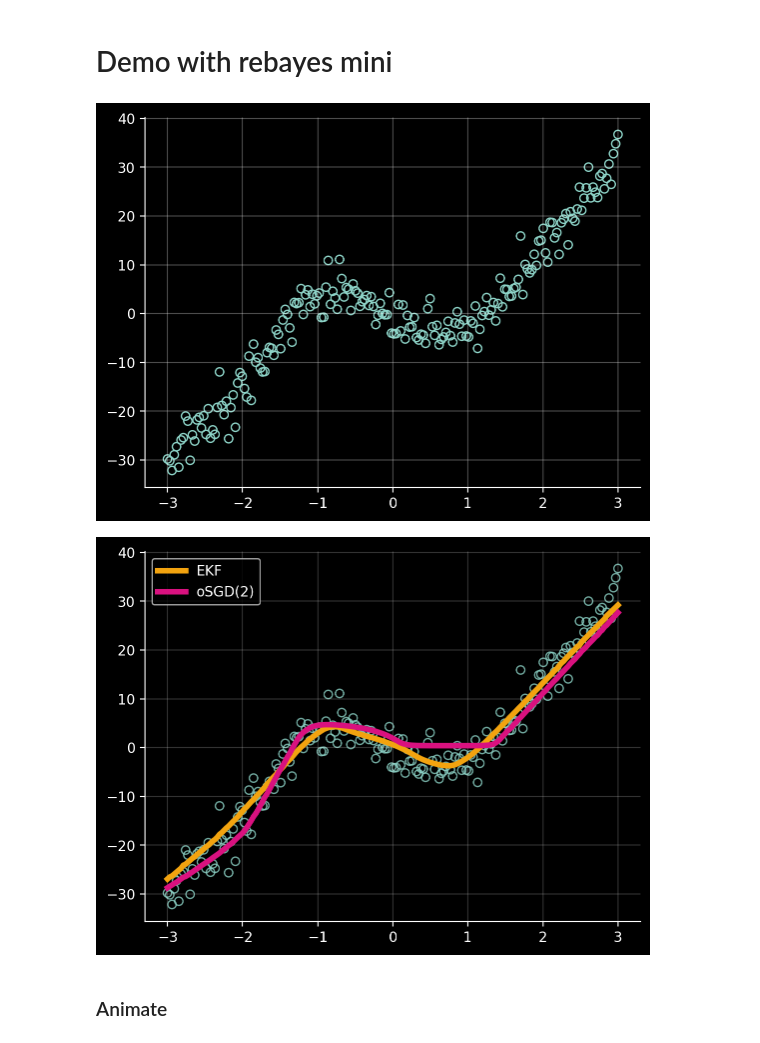
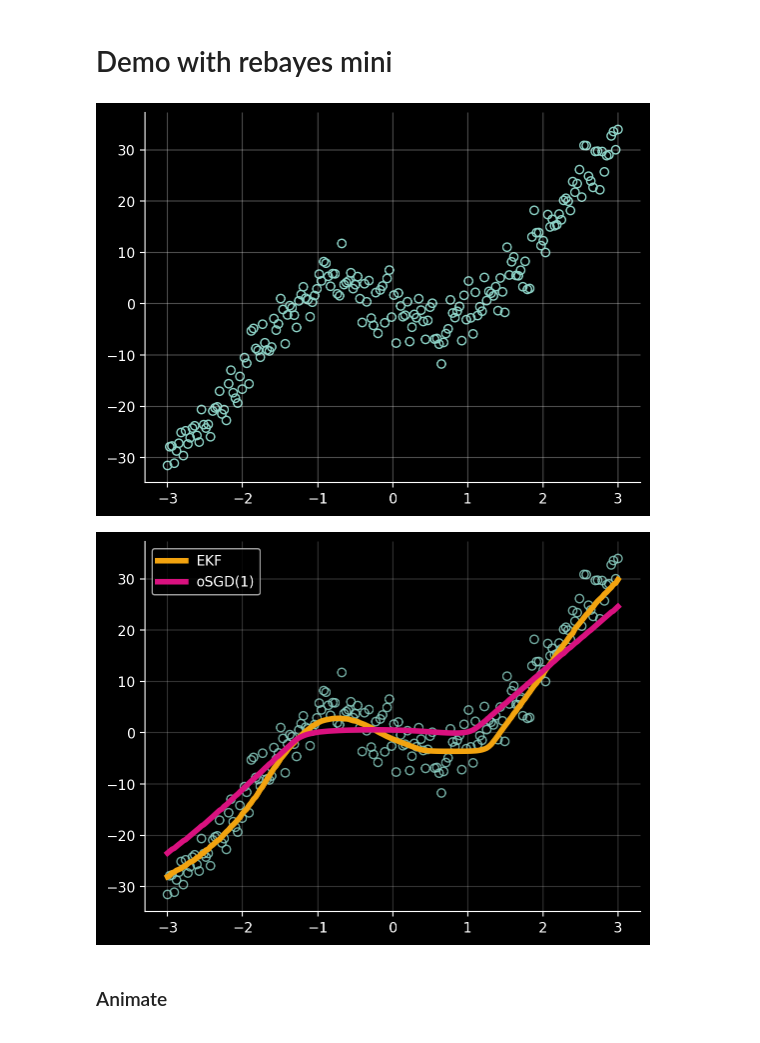
Before and after one commit to gerdm/online-bnn-talk, a Jupyter notebook: notebooks/03-mlp-fcekf.ipynb, the cells around one changed output. Drawn from its saved outputs; the diff is of its cells as text; code cells hidden in the pictures.

```diff
--- a/notebooks/03-mlp-fcekf.ipynb
+++ b/notebooks/03-mlp-fcekf.ipynb
@@ -49,7 +50,7 @@ def sample_observations(key, f, n_obs, xmin, xmax, x_noise=0.1, y_noise=3.0):
     return x, y
 # %%
 key = jax.random.PRNGKey(314)
-key_train, key_sample_obs = jax.random.split(key)
+key_train, key_sample_obs, key_eval = jax.random.split(key, 3)
 
 n_obs = 200
 xmin, xmax = -3, 3
@@ -60,7 +61,7 @@ xtest = jnp.linspace(x.min(), x.max(), n_obs)
 plt.scatter(x, y, edgecolors=colors[0], color="none")
 plt.grid(alpha=0.3)
 # %% [output]
-[figure, old version]
+[figure, new version]
 # %%
 class MLP(nn.Module):
     @nn.compact
@@ -83,7 +84,7 @@ def lossfn(params, counter, x, y, applyfn):
 # %%
 tx = optax.adam(1e-2)
 # %%
-n_inner = 2
+n_inner = 1
 agent_sgd = rsgd.FifoSGD(
     model.apply, lossfn, tx, buffer_size=10, dim_features=1, dim_output=1,
     n_inner=n_inner
@@ -93,22 +94,23 @@ bel_sgd, hist_bel_sgd = agent_sgd.scan(bel_init, y, x[:, None], callbacks.get_up
 yhat_sgd = model.apply(bel_sgd.params, xtest[:, None]).ravel()
 # %%
 agent_ekf = kf.GaussianFilter(
-    model.apply, dynamics_covariance=0.0, variance=1.0
+    model.apply, dynamics_covariance=1e-4, variance=1.0
 
 )
 
-bel_init = agent_ekf.init_bel(params_init, cov=0.01)
-bel_ekf, hist_bel_ekf = agent_ekf.scan(bel_init, y, x[:, None], callbacks.get_updated_mean)
+bel_init = agent_ekf.init_bel(params_init, cov=0.5)
+bel_ekf, hist_bel_ekf = agent_ekf.scan(bel_init, y, x[:, None], callbacks.get_updated_bel)
 
 yhat_ekf = agent_ekf.link_fn(bel_ekf.mean, xtest[:, None]).ravel()
 # %%
 plt.scatter(x, y, edgecolors=colors[0], c="none", alpha=0.8)
 plt.plot(xtest, yhat_ekf, c=acolors[2], linewidth=4, label="EKF")
 plt.plot(xtest, yhat_sgd, c=acolors[0], linewidth=4, label=f"oSGD({n_inner})")
 plt.legend()
+ymin, ymax = plt.ylim()
 plt.grid(alpha=0.2)
 # %% [output]
-[figure, old version]
+[figure, new version]
 # %% [markdown]
 ### Animate
 # %%
```
Also changed, not shown: parts of 4 cells of this notebook.
